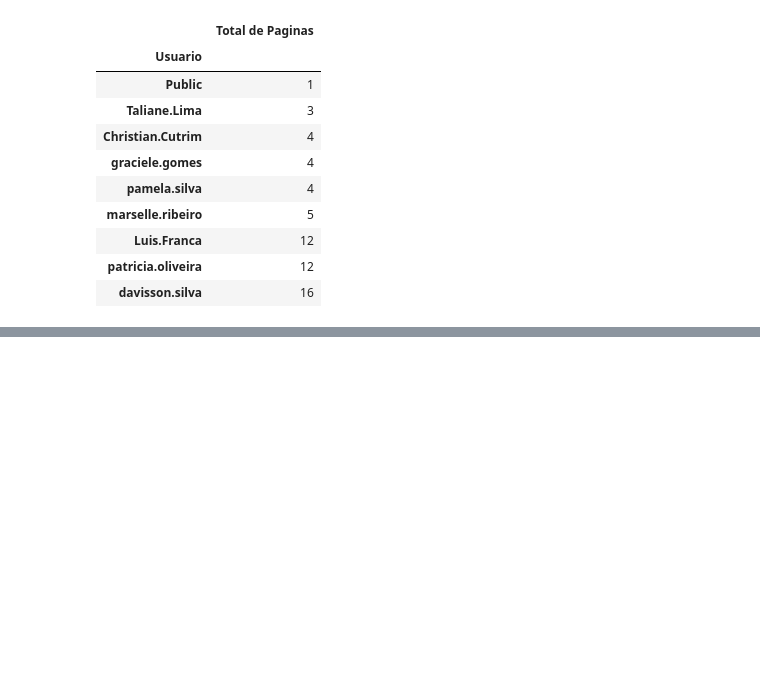
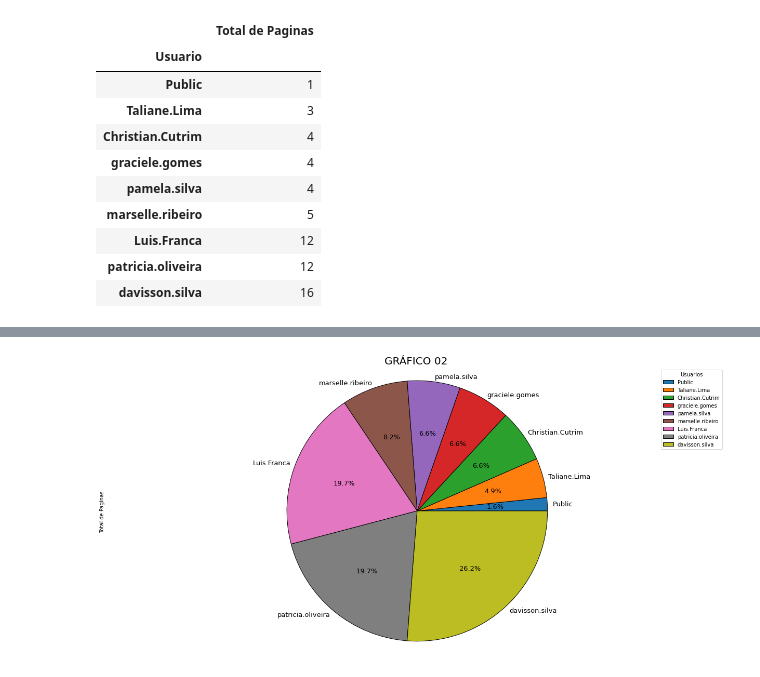
Before and after one commit to antoniovitorio/Projetos, a Jupyter notebook: Relatorio_Total_Paginas.ipynb, the cells around one changed output, grey strips where cells are left out. Cells and saved outputs as stored; diff of their text form; code cells hidden in the pictures; blank space fills up the shorter version.

```diff
--- a/Relatorio_Total_Paginas.ipynb
+++ b/Relatorio_Total_Paginas.ipynb
@@ -65,0 +73,15 @@ plt.show()
+# %%
+dados= dados_org.plot(kind='pie',
+                      wedgeprops = {"ec": "k"},
+                      figsize=(17,8),
+                      labeldistance = 1.04,
+                      subplots=True,
+                      autopct='%1.1f%%',
+                      textprops = {"fontsize": 13})
+plt.axis('equal')
+plt.legend(title='Usuarios',loc='best')
+plt.tight_layout()
+plt.title("GRÁFICO 02", y=5.08, fontsize='20')
+plt.draw()
+# %% [output]
+[figure, added]
```
Also changed, not shown: parts of 5 cells of this notebook.
